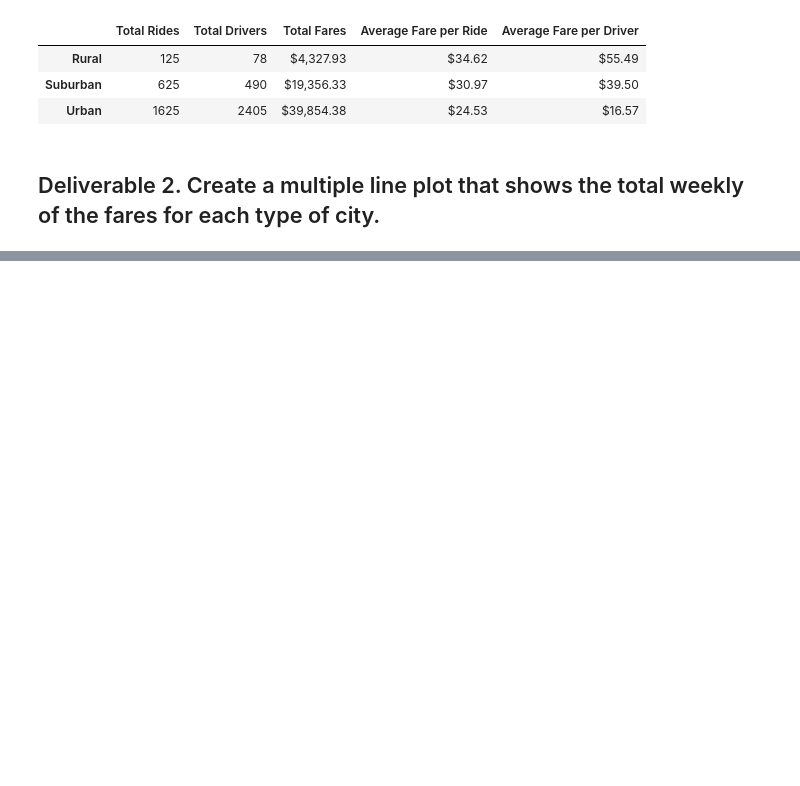
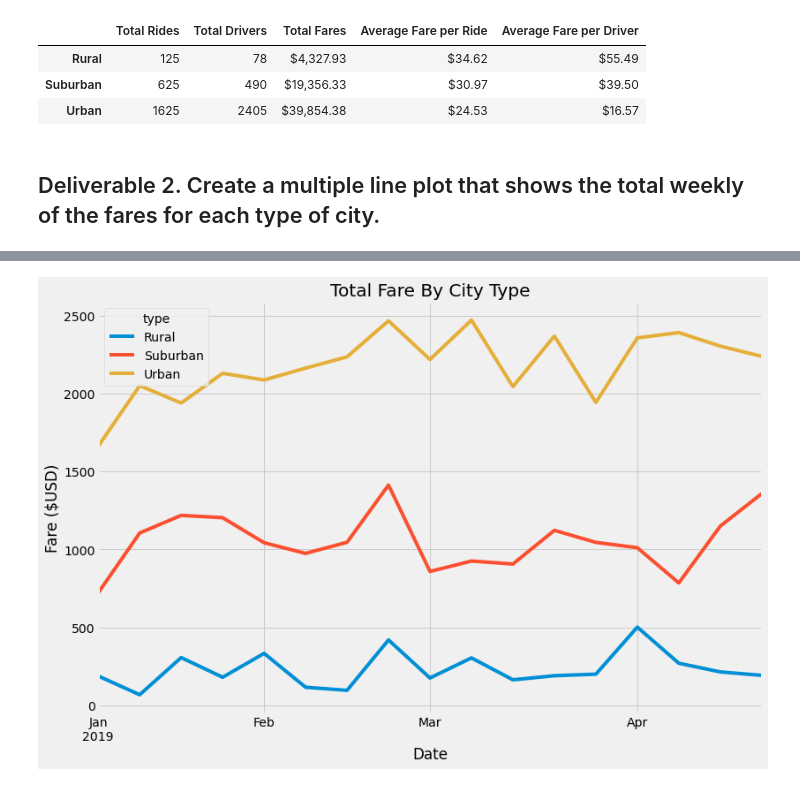
Before and after one commit to poboisvert/PyBer, a Jupyter notebook: PyBer_Challenge.ipynb, the cells around one changed output, grey strips where cells are left out. Cells and saved outputs as stored; diff of their text form; code cells hidden in the pictures; blank space fills up the shorter version.

```diff
--- a/PyBer_Challenge.ipynb
+++ b/PyBer_Challenge.ipynb
@@ -150,5 +186,8 @@ pyber_summary_df
 # %%
 # 4. Create a pivot table with the 'date' as the index, the columns ='type', and values='fare'
 # to get the total fares for each type of city by the date.
+pyber_type_fare_pivot = pyber_type_fare.pivot(index="date", columns="type", values="fare")
 # %%
 # 5. Create a new DataFrame from the pivot table DataFrame using loc on the given dates, '2019-01-01':'2019-04-29'.
+pyber_type_fare_limited = pyber_type_fare_pivot.loc['2019-01-01':'2019-04-29']
+pyber_type_fare_limited
@@ -155,5 +209,6 @@ pyber_summary_df
 # %%
 # 6. Set the "date" index to datetime datatype. This is necessary to use the resample() method in Step 8.
 # df.index = pd.to_datetime(df.index)
+pyber_type_fare_limited.index = pd.to_datetime(pyber_type_fare_limited.index)
 # %%
 # 7. Check that the datatype for the index is datetime using df.info()
@@ -160,2 +227,4 @@ pyber_summary_df
 # %%
 # 8. Create a new DataFrame using the "resample()" function by week 'W' and get the sum of the fares for each week.
+pyber_type_fare_limited_month = pyber_type_fare_limited.resample("W").sum()
+pyber_type_fare_limited_month.head(10)
@@ -162,7 +244,16 @@ pyber_summary_df
 # %%
 # 8. Using the object-oriented interface method, plot the resample DataFrame using the df.plot() function.
 
 # Import the style from Matplotlib.
 from matplotlib import style
 # Use the graph style fivethirtyeight.
 style.use('fivethirtyeight')
+
+# Generate the plot
+pyber_type_fare_limited_month.plot(figsize=(12,8), title="Total Fare By City Type", xlabel="Date", ylabel="Fare ($USD)", legend=True)
+
+# Save the figure.
+plt.savefig("analysis/PyBer_fare_summary.png")
+plt.show()
+# %% [output]
+[figure, added]
```
Also changed, not shown: parts of 6 cells of this notebook, 1 other file.
